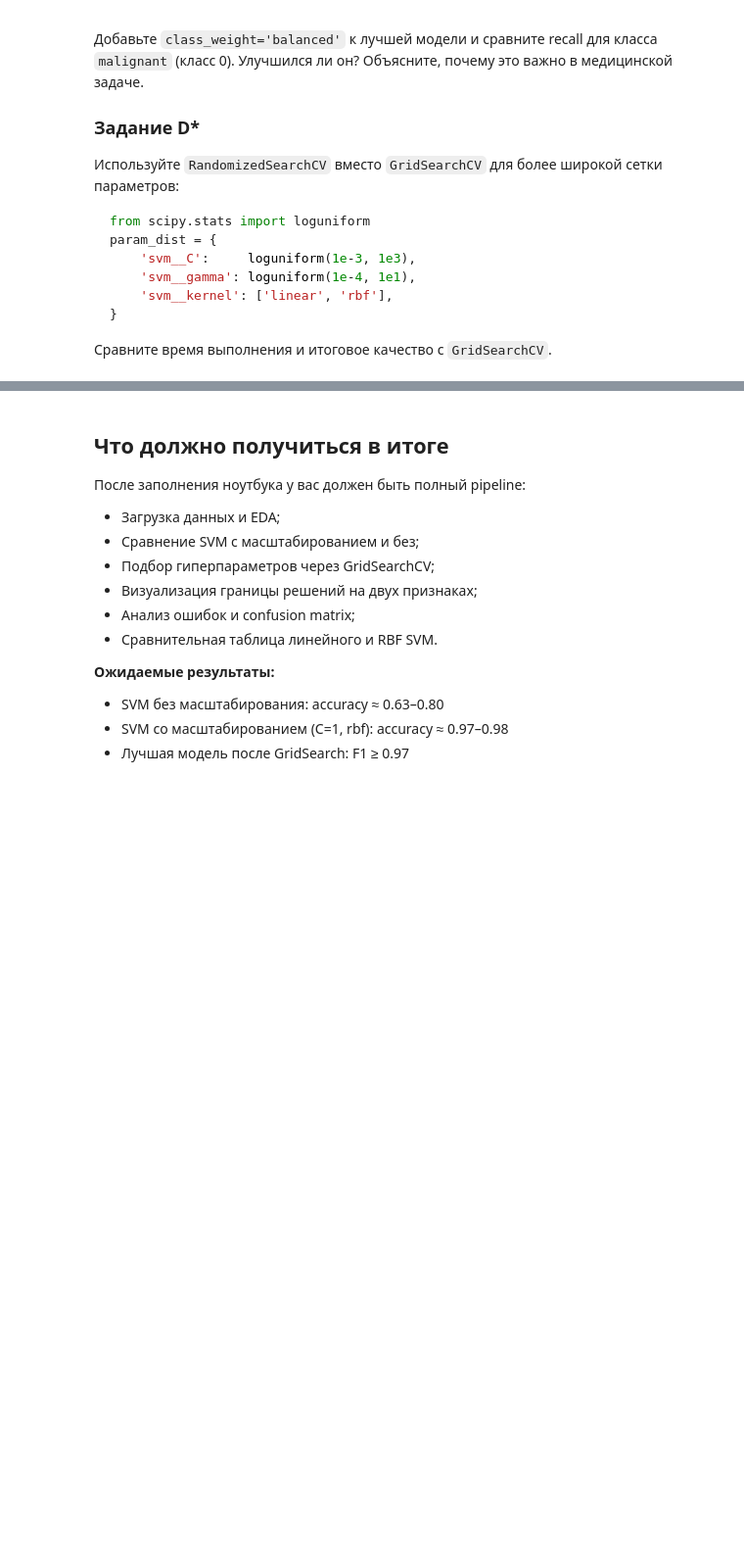
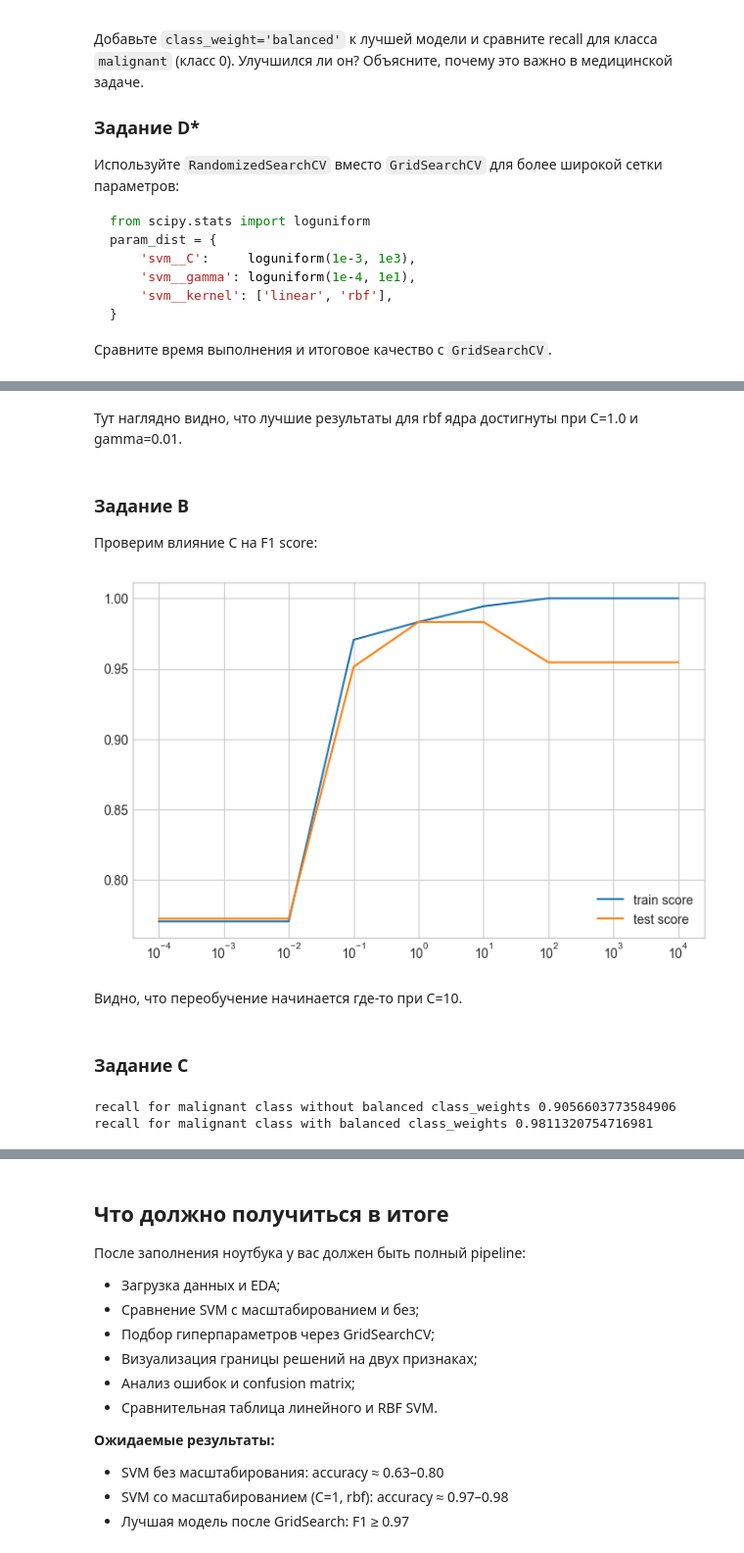
Before and after one commit to HowToKartoxa/ML_course_famcs, a Jupyter notebook: hw07_SVM/svm_practice_student.ipynb, the cells around one changed output, grey strips where cells are left out. Shown at 98% size. Drawn from its saved outputs; the diff is of its cells as text; code cells hidden in the pictures; blank space fills up the shorter version.

```diff
--- a/hw07_SVM/svm_practice_student.ipynb
+++ b/hw07_SVM/svm_practice_student.ipynb
@@ -500,0 +526,38 @@ param_dist = {
+# %% [markdown]
+Тут наглядно видно, что лучшие результаты для rbf ядра достигнуты при C=1.0 и gamma=0.01.
+# %% [markdown]
+### Задание B
+Проверим влияние C на F1 score:
+# %%
+pipe.set_params(svm__gamma='scale')
+train_scores = []
+test_scores = []
+for C in [0.0001, 0.001, 0.01, 0.1, 1, 10, 100 ,1000 ,10000]:
+    pipe.set_params(svm__C=C)
+    pipe.fit(X_train, y_train)
+    train_scores.append(f1_score(y_train, pipe.predict(X_train)))
+    test_scores.append(f1_score(y_test, pipe.predict(X_test)))
+
+ax = plt.figure(figsize=(8, 5)).add_subplot()
+ax.plot([0.0001, 0.001, 0.01, 0.1, 1, 10, 100 ,1000 ,10000], train_scores, label='train score')
+ax.set_xscale('log')
+ax.plot([0.0001, 0.001, 0.01, 0.1, 1, 10, 100 ,1000 ,10000], test_scores, label='test score')
+ax.legend(loc='lower right')
+plt.show()
+# %% [output]
+[figure, added]
+# %% [markdown]
+Видно, что переобучение начинается где-то при C=10.
+# %% [markdown]
+### Задание C
+# %%
+best_model = search.best_estimator_
+best_model.set_params(svm__class_weight=None, svm__kernel='linear')
+best_model.fit(X_train, y_train)
+print('recall for malignant class without balanced class_weights', recall_score(y_test, best_model.predict(X_test), pos_label=0))
+best_model.set_params(svm__class_weight='balanced')
+best_model.fit(X_train, y_train)
+print('recall for malignant class with balanced class_weights', recall_score(y_test, best_model.predict(X_test), pos_label=0))
+# %% [output]
+recall for malignant class without balanced class_weights 0.9056603773584906
+recall for malignant class with balanced class_weights 0.9811320754716981
```
Also changed, not shown: parts of 12 cells of this notebook.
